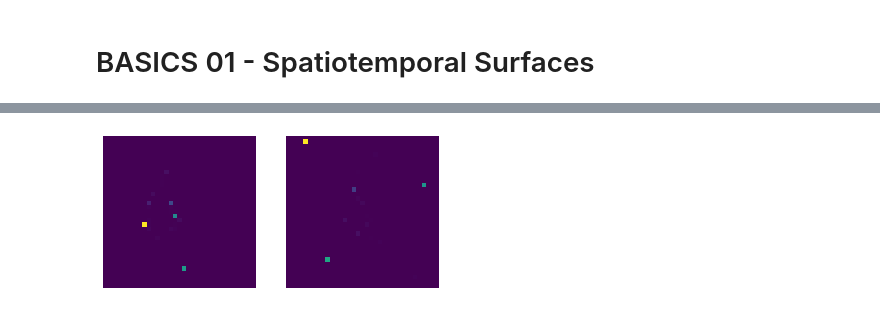
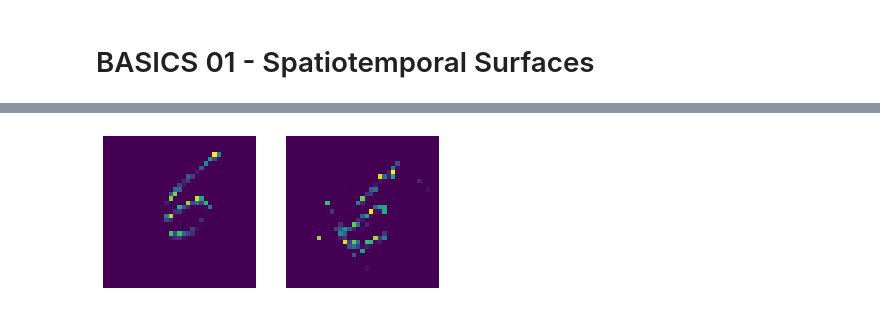
Before and after one commit to AntoineGrimaldi/HOTS, a Jupyter notebook: notebooks/BASICS_01_Spatio_Temporal_Surface.ipynb, the cells around one changed output, grey strips where cells are left out. Drawn from its saved outputs; the diff is of its cells as text; code cells hidden in the pictures.

Commit message:
run MLR and makes inference on Poker DVS

```diff
--- a/notebooks/BASICS_01_Spatio_Temporal_Surface.ipynb
+++ b/notebooks/BASICS_01_Spatio_Temporal_Surface.ipynb
@@ -45,13 +23,22 @@ plt.imshow(pixgridOFF);
 # %%
+stop_indice = 2e3
+
+x_index = learningset.ordering.index('x')
+y_index = learningset.ordering.index('y')
+t_index = learningset.ordering.index('t')
+p_index = learningset.ordering.index('p')
+
 target_event = stop_indice
-R, tau, camsize, nbpol, sigma, decay = 5, 2e2, [34,34], 2, 1, 'exponential'
+R, tau, camsize, nbpol, sigma, decay = 5, 1e4, [34,34], 2, None, 'exponential'
 SpTe = timesurface(R, tau, camsize, nbpol, sigma, decay)
-i = 0
-while i<target_event+1:
+iev = 0
+
+events = events.squeeze()
+while iev<target_event+1:
     P = np.zeros([nbpol])
-    x, y, t, P[p[i]] = add[i,1],add[i,0],t_scaled[i], 1
-    TS = SpTe.addevent(x, y, t, P)
-    i+=1
+    x, y, t, p = int(events[iev][x_index].item()), int(events[iev][y_index].item()), int(events[iev][t_index].item()), int(events[iev][p_index].item())
+    TS = SpTe.addevent(x, y, t, p)
+    iev+=1
 
 SpTe.plote()
 
@@ -82,6 +51,6 @@ SpTe2.plot3D()
 # %%
-import tonic
-transform = tonic.transforms.Compose([tonic.transforms.ToTimesurface(sensor_size=tonic.datasets.POKERDVS.sensor_size, tau=2e3, decay='exp')])
-learningset = tonic.datasets.NMNIST(save_to='../Data/',
-                                train=True,
-                                transform=transform)
+tau = 2e3
+
+transform = tonic.transforms.Compose([tonic.transforms.ToTimesurface(sensor_size=tonic.datasets.POKERDVS.sensor_size, tau=tau, decay='exp')])
+learningset = tonic.datasets.NMNIST(save_to='../../Data/',train=True,transform=transform)
+loader = torch.utils.data.DataLoader(learningset, shuffle=True)
@@ -94,13 +57,13 @@ loader = torch.utils.data.DataLoader(learningset, shuffle=True)
 # %%
 time_surface, target = next(iter(loader))
 # %%
-target_event = min(time_surface.shape[1]-1, stop_indice)
+target_event = int(min(time_surface.shape[1]-1, stop_indice))
 
 fig, axes = plt.subplots(1, time_surface.shape[2])
 i = 0
 for axis in axes:
     axis.imshow(time_surface.squeeze()[target_event,i,:,:])
     axis.axis("off")
     i+=1
 # %% [output]
-[figure, old version]
+[figure, new version]
```
Also changed, not shown: parts of 16 cells of this notebook, 6 other files.
